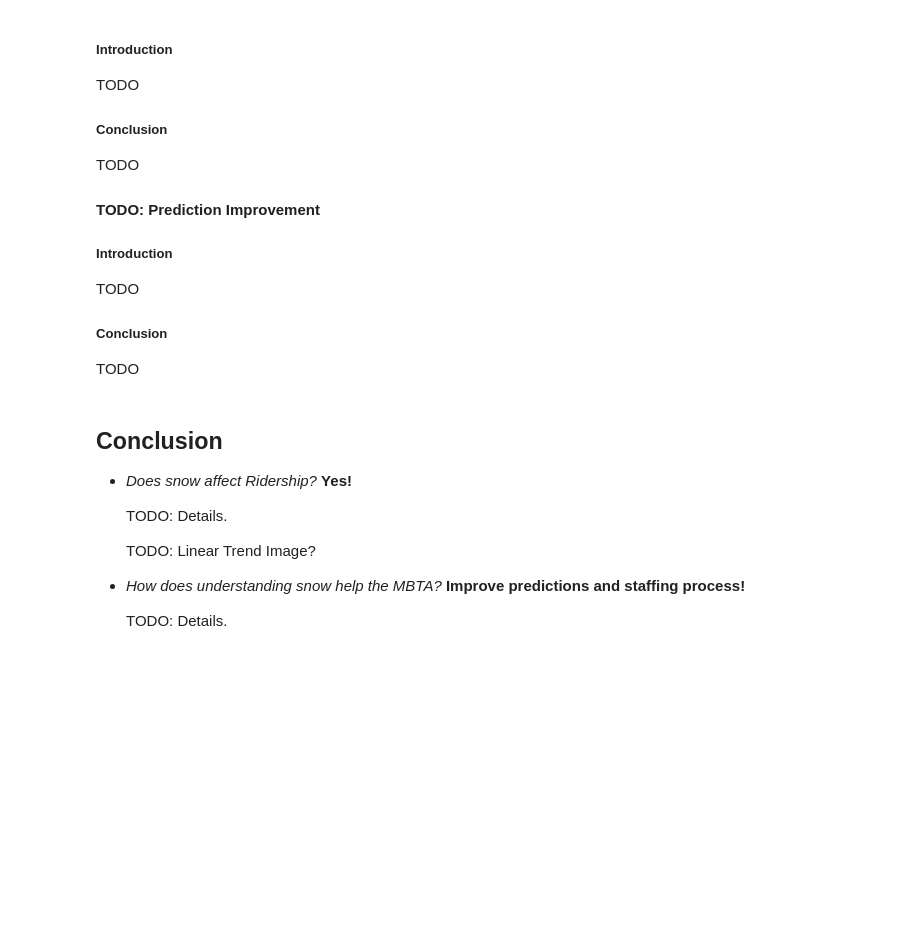
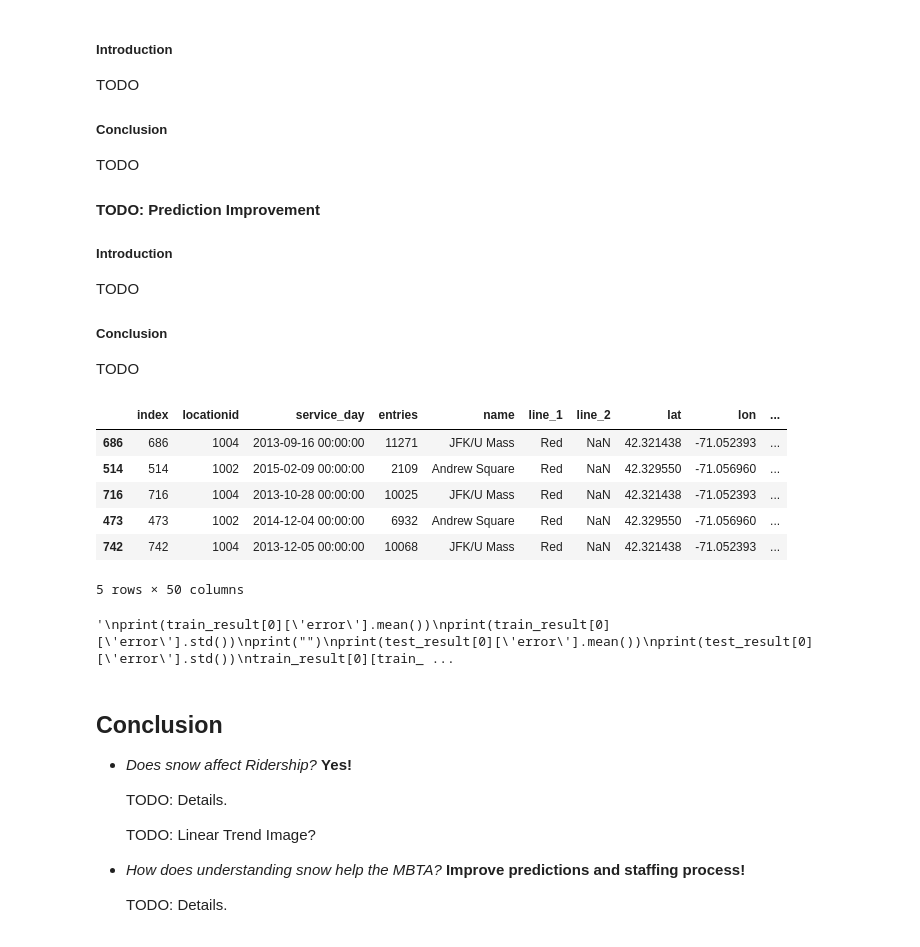
Before and after one commit to azampagl/harvard-capstone, a Jupyter notebook: src/release/Weather.ipynb, the cells around one changed output. Drawn from its saved outputs; the diff is of its cells as text; code cells hidden in the pictures; blank space fills up the shorter version.

```diff
--- a/src/release/Weather.ipynb
+++ b/src/release/Weather.ipynb
@@ -140,3 +287,61 @@ TODO
+# %%
+"""
+Tests a station multiple times by running the prediction method with a different
+random state.
+
+Key arguments:
+
+  station  -- The station to test for.
+  cols     -- The columns in station to use as features.
+  trials   -- The number of times to run predict (also the number of randomly generated test sets).
+
+"""
+def test_features(station, cols, error_threshold = 0.2, trials = 10):
+    train_errors = np.zeros(trials)
+    test_errors = np.zeros(trials)
+    train_outliers = pd.DataFrame()
+    test_outliers = pd.DataFrame()
+
+    predictor = linear_model.LinearRegression()
+    parameters = {}
+
+    for rstate in xrange(trials):
+        model, train_results, test_results = predict(station, cols, predictor, parameters, rstate)
+
+        # Keep track of any "outliers" for both the train and test group, i.e. rows that were above the threshold.
+        trial_train_outliers = train_results[train_results['error'] > error_threshold]
+        trial_test_outliers = test_results[test_results['error'] > error_threshold]
+
+        if len(train_outliers) == 0 and len(test_outliers) == 0:
+            train_outliers = trial_train_outliers
+            test_outliers = trial_test_outliers
+        else:
+            train_outliers = pd.concat([train_outliers, trial_train_outliers[~trial_train_outliers.isin(train_outliers.index)]])
+            test_outliers = pd.concat([test_outliers, trial_test_outliers[~trial_test_outliers.isin(test_outliers.index)]])
+
+    return train_errors, test_errors, train_outliers, test_outliers
+# %%
+train_errors, test_errors, train_outliers, test_outliers = test_features(data[mbta_daily['locationid'] == 1002], ['entries_weeks_ago_1', 'entries_weeks_ago_2'], .2, 10)
+test_outliers.head()
+# %% [output]
+|  | index | locationid | service_day | entries | name | line_1 | line_2 | lat | lon | ... |
+| 686 | 686 | 1004 | 2013-09-16 00:00:00 | 11271 | JFK/U Mass | Red | NaN | 42.321438 | -71.052393 | ... |
+| 514 | 514 | 1002 | 2015-02-09 00:00:00 | 2109 | Andrew Square | Red | NaN | 42.329550 | -71.056960 | ... |
+| 716 | 716 | 1004 | 2013-10-28 00:00:00 | 10025 | JFK/U Mass | Red | NaN | 42.321438 | -71.052393 | ... |
+| 473 | 473 | 1002 | 2014-12-04 00:00:00 | 6932 | Andrew Square | Red | NaN | 42.329550 | -71.056960 | ... |
+| 742 | 742 | 1004 | 2013-12-05 00:00:00 | 10068 | JFK/U Mass | Red | NaN | 42.321438 | -71.052393 | ... |
+5 rows × 50 columns
+# %%
+"""
+print(train_result[0]['error'].mean())
+print(train_result[0]['error'].std())
+print("")
+print(test_result[0]['error'].mean())
+print(test_result[0]['error'].std())
+train_result[0][train_result[0].error > 1.0].head(20)
+"""
+# %% [output]
+'\nprint(train_result[0][\'error\'].mean())\nprint(train_result[0][\'error\'].std())\nprint("")\nprint(test_result[0][\'error\'].mean())\nprint(test_result[0][\'error\'].std())\ntrain_result[0][train_ ...
 # %% [markdown]
 ## Conclusion ##
 
```
Also changed, not shown: parts of 8 cells of this notebook.
